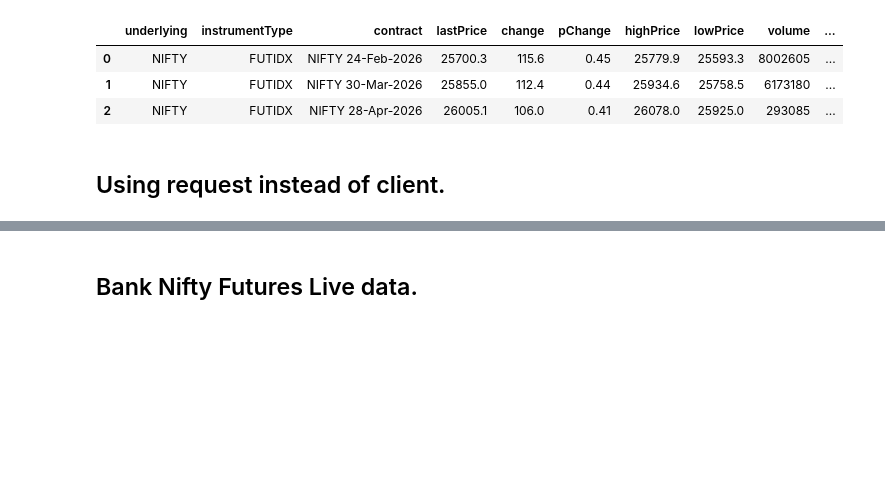
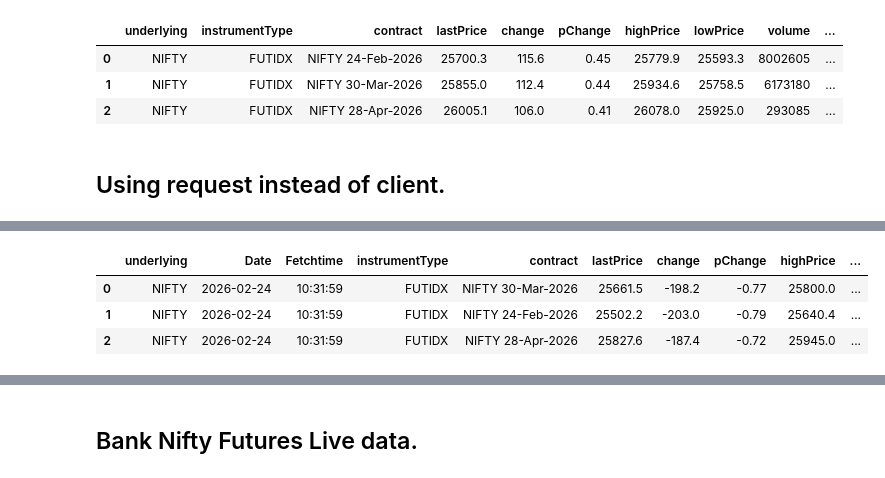
Before and after one commit to shailsun28/stockshortlisting, a Jupyter notebook: fnoLiveData.ipynb, the cells around one changed output, grey strips where cells are left out. Saved outputs shown, nothing was run; the diff lists cells and outputs as text; code cells hidden in the pictures; blank space fills up the shorter version.

```diff
--- a/fnoLiveData.ipynb
+++ b/fnoLiveData.ipynb
@@ -251,7 +251,7 @@ try:
     # These lines below were likely causing the TabError
     df['Time'] = current_time
     df['Date'] = current_date
-    df['date'], df['Dtime'] = fno['timestamp'].split()
+    df['Fetcgdate'], df['Fetchtime'] = fno['timestamp'].split()
 except requests.exceptions.RequestException as e:
     print(f"An error occurred for : {e}")
 
@@ -266,5 +266,13 @@ total_seconds = elapsed.total_seconds()
 minutes = int(total_seconds // 60)
 seconds = int(total_seconds % 60)
 milliseconds = int((total_seconds - int(total_seconds)) * 1000)
+reqcol = ['underlying', 'Date', 'Fetchtime','instrumentType', 'contract',
+       'lastPrice', 'change',
+       'pChange','highPrice', 'lowPrice',  'volume',
+       'totalTurnover', 'value', 'premiumTurnOver', 'underlyingValue',
+       'openInterest', 'noOfTrades', 'Time']
+df = df[reqcol]
+
 print(f"The time taken to complete the task is {minutes}:{seconds:02d}.{milliseconds:03d}")
+df.head()
 # %% [output]
@@ -273,3 +281,7 @@ The time taken to complete the task is 0:01.229
+|  | underlying | Date | Fetchtime | instrumentType | contract | lastPrice | change | pChange | highPrice | ... |
+| 0 | NIFTY | 2026-02-24 | 10:31:59 | FUTIDX | NIFTY 30-Mar-2026 | 25661.5 | -198.2 | -0.77 | 25800.0 | ... |
+| 1 | NIFTY | 2026-02-24 | 10:31:59 | FUTIDX | NIFTY 24-Feb-2026 | 25502.2 | -203.0 | -0.79 | 25640.4 | ... |
+| 2 | NIFTY | 2026-02-24 | 10:31:59 | FUTIDX | NIFTY 28-Apr-2026 | 25827.6 | -187.4 | -0.72 | 25945.0 | ... |
 # %%
 reqcol = ['underlying', 'instrumentType', 'contract',
        'lastPrice', 'change',
```
Also changed, not shown: parts of 2 cells of this notebook, 3 other files.
